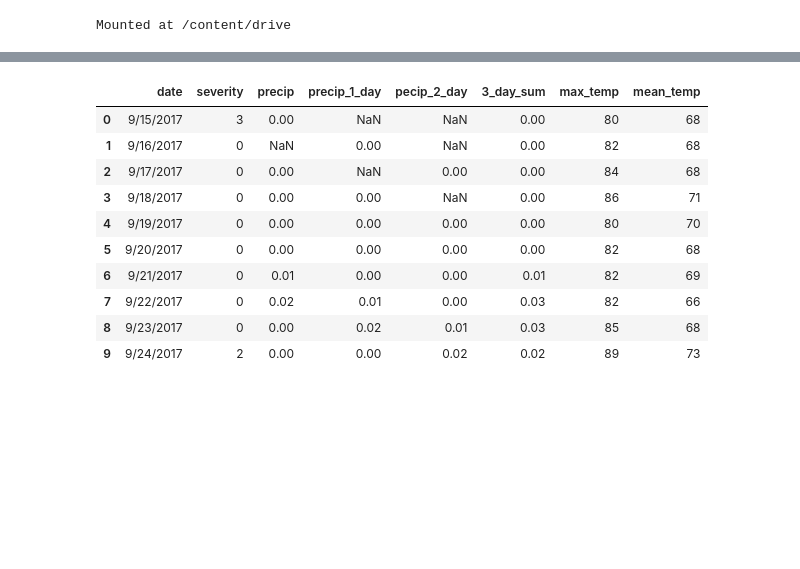
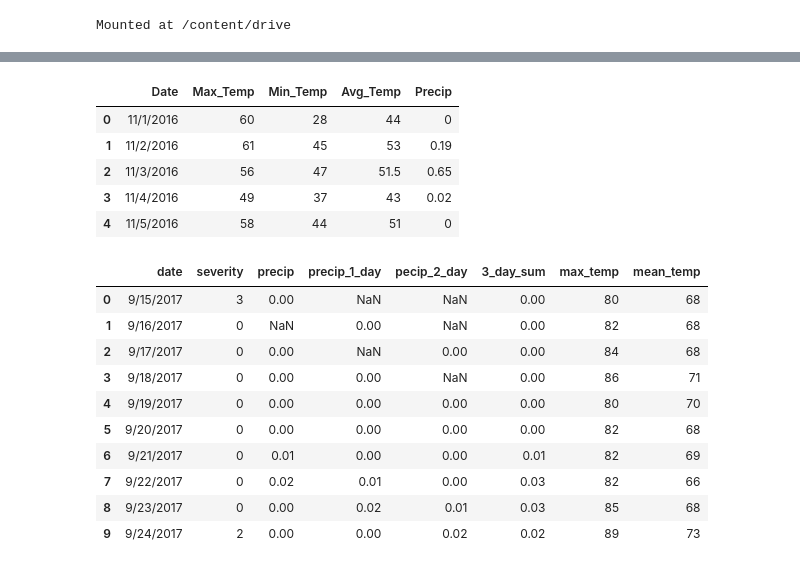
Before and after one commit to ChrisHarvey21/HABs, a Jupyter notebook: HABs.ipynb, the cells around one changed output, grey strips where cells are left out. Cells and saved outputs as stored; diff of their text form; code cells hidden in the pictures; blank space fills up the shorter version.

```diff
--- a/HABs.ipynb
+++ b/HABs.ipynb
@@ -59,3 +57,25 @@ df1.head()
+# %%
+#Obtain Precipitation and Temperature Data
+#The site used for data gathering is "http://climod2.nrcc.cornell.edu/"
+#Next proceed to the heading Product seleciton and choose single station and Daily Data Listing
+#Click on the tab Options Selections and choose HTML, the range of dates, and the parameters you want.
+#For this script I chose HTML, 2016-11-01 to 2022-11-03, max temp, min temp, average temp, and precipitation
+#I selected Syracuse Hancock Airport
+#Click Go
+#To download the data I copy and pasted the data into an excel csv file.  I then uploaded it to github
+
+url2 = 'https://raw.githubusercontent.com/ChrisHarvey21/HABs/main/precip.csv'
+
+df2 = pd.read_csv(url2)
+
+df2.head()
+# %% [output]
+|  | Date | Max_Temp | Min_Temp | Avg_Temp | Precip |
+| 0 | 11/1/2016 | 60 | 28 | 44 | 0 |
+| 1 | 11/2/2016 | 61 | 45 | 53 | 0.19 |
+| 2 | 11/3/2016 | 56 | 47 | 51.5 | 0.65 |
+| 3 | 11/4/2016 | 49 | 37 | 43 | 0.02 |
+| 4 | 11/5/2016 | 58 | 44 | 51 | 0 |
 # %%
 #Create subset of habs called mylist
 my_list = ["date", "severity", "precip", "precip_1_day" , "pecip_2_day", "3_day_sum", "max_temp", "mean_temp"]
```
Also changed, not shown: parts of 3 cells of this notebook.
